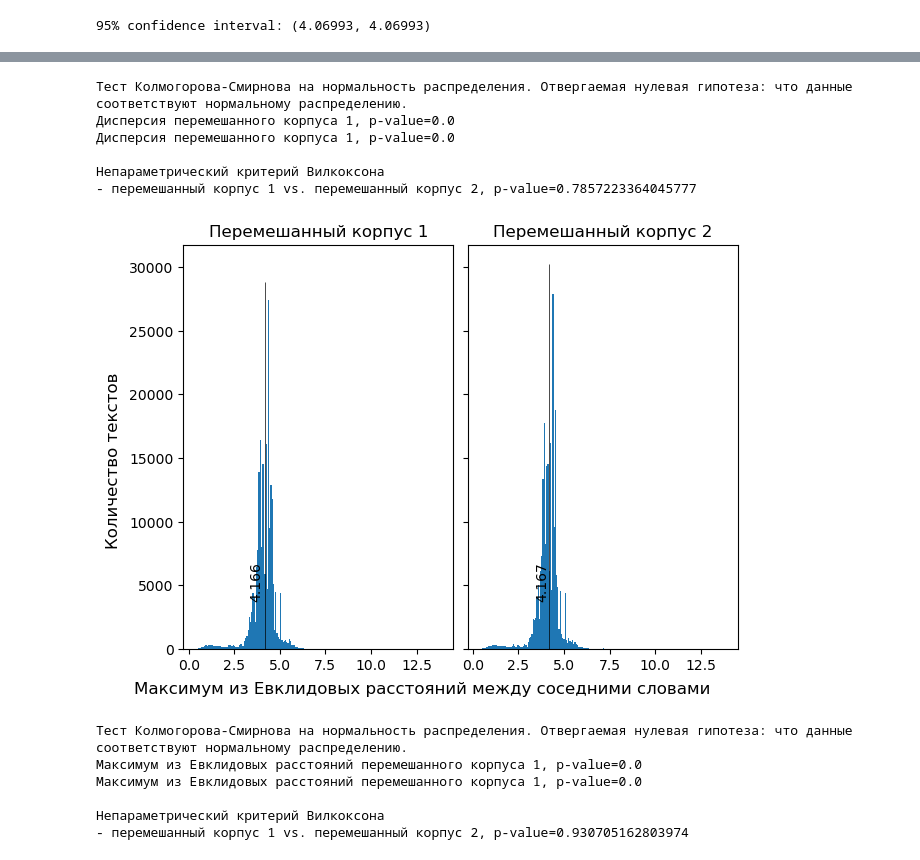
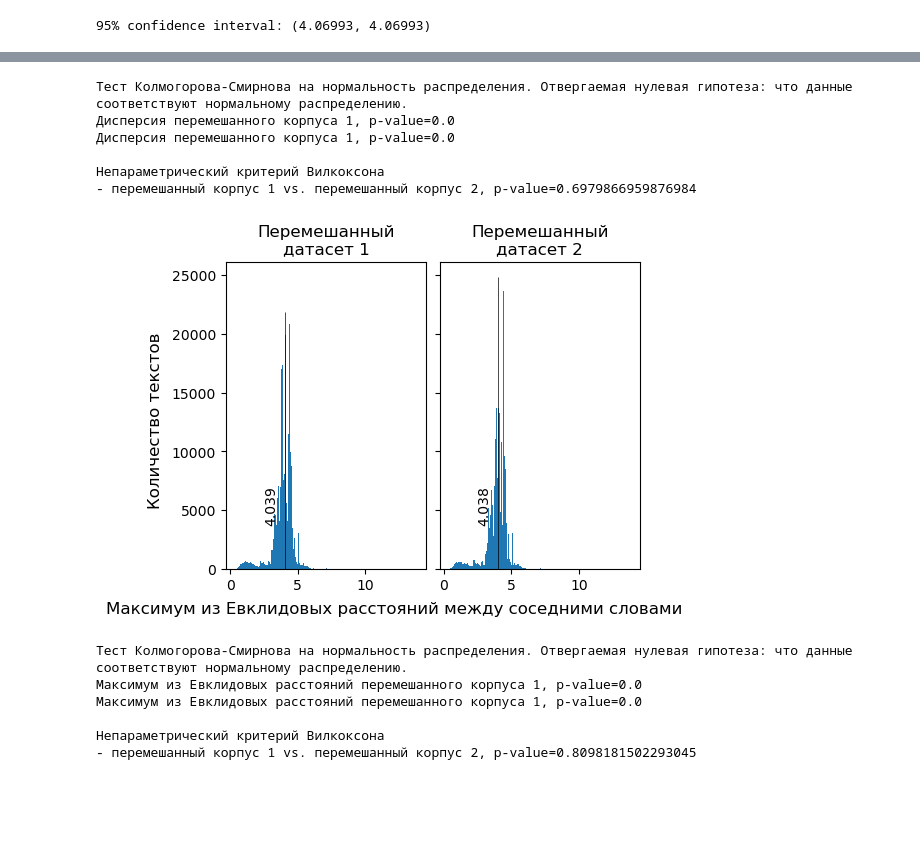
Before and after one commit to tadgeislamins/jokes_apart, a Jupyter notebook: jokes_apart.ipynb, the cells around one changed output, grey strips where cells are left out. Saved outputs shown, nothing was run; the diff lists cells and outputs as text; code cells hidden in the pictures; blank space fills up the shorter version.

```diff
--- a/jokes_apart.ipynb
+++ b/jokes_apart.ipynb
@@ -557,7 +596,8 @@ news_sents_slice_df.to_csv('news_paragraphs_statistics.csv', index=False, encodi
 # %%
 jokes_slice_df = pd.read_csv('jokes_statistics.csv')
 tweets_slice_df = pd.read_csv('tweets_statistics.csv')
-news_sents_slice_df = pd.read_csv('news_paragraphs_statistics.csv')
+news_paragraphs_slice_df = pd.read_csv('news_paragraphs_statistics.csv')
+news_sents_slice_df = pd.read_csv('news_sents_statistics.csv')
 # %%
 def bootstrap(data, stat_function, iter_count=10000):
     bootstrap_stats = []
@@ -759,8 +814,8 @@ plt.show()
 # %%
-shuffle_slice_df = pd.concat([tweets_slice_df, news_sents_slice_df, jokes_slice_df], axis=0)
+shuffle_slice_df = pd.concat([jokes_slice_df, news_paragraphs_slice_df, news_sents_slice_df], axis=0)
 shuffle_slice_df = shuffle_slice_df.sample(frac=1).reset_index(drop=True)
-shuffle_slice_df_1 = shuffle_slice_df[:225693]
-shuffle_slice_df_2 = shuffle_slice_df[225693:]
+shuffle_slice_df_1 = shuffle_slice_df[:225522]
+shuffle_slice_df_2 = shuffle_slice_df[225522:]
 # %%
 # Дисперсия
 
@@ -793,43 +848,43 @@ shuffle2_var = shuffle_slice_df_2.variation.values
 shuffle1_var = shuffle_slice_df_1.variation.values
 
 print("Тест Колмогорова-Смирнова на нормальность распределения. Отвергаемая нулевая гипотеза: что данные соответствуют нормальному распределению.")
-print(f"Дисперсия перемешанного корпуса 1, p-value={stats.kstest(shuffle1_var, 'norm')[1]}")
-print(f"Дисперсия перемешанного корпуса 1, p-value={stats.kstest(shuffle2_var, 'norm')[1]}")
+print(f"Дисперсия перемешанного датасета 1, p-value={stats.kstest(shuffle1_var, 'norm')[1]}")
+print(f"Дисперсия перемешанного датасета 1, p-value={stats.kstest(shuffle2_var, 'norm')[1]}")
 
 print("\nНепараметрический критерий Вилкоксона")
-print(f"- перемешанный корпус 1 vs. перемешанный корпус 2, p-value={wilcoxon(shuffle1_var, shuffle2_var)[1]}")
+print(f"- перемешанный датасет 1 vs. перемешанный датасет 2, p-value={wilcoxon(shuffle1_var, shuffle2_var)[1]}")
 # %% [output]
 Тест Колмогорова-Смирнова на нормальность распределения. Отвергаемая нулевая гипотеза: что данные соответствуют нормальному распределению.
 Дисперсия перемешанного корпуса 1, p-value=0.0
 Дисперсия перемешанного корпуса 1, p-value=0.0
 
 Непараметрический критерий Вилкоксона
-- перемешанный корпус 1 vs. перемешанный корпус 2, p-value=0.7857223364045777
+- перемешанный корпус 1 vs. перемешанный корпус 2, p-value=0.6979866959876984
 # %%
 # Максимум
 
-fig, (ax1, ax2) = plt.subplots(1, 2, sharex='all', sharey='all', constrained_layout=True)
+fig, (ax1, ax2) = plt.subplots(1, 2, sharex='all', sharey='all', constrained_layout=True, figsize=(5, 4))
 
 ax1.hist(shuffle_slice_df_1['max_dist'], bins=200)
 ymin, ymax = ax1.get_ylim()
 shuffle1_max_dist_median = shuffle_slice_df_1['max_dist'].median()
 ax1.vlines(x = shuffle1_max_dist_median, ymin=ymin, ymax=ymax, color='black', lw=0.5)
-ax1.text(3.3, 4000, str(round(shuffle1_max_dist_median, 3)), color='black', rotation=90)
-ax1.set_title('Перемешанный корпус 1')
+ax1.text(2.5, 4000, str(round(shuffle1_max_dist_median, 3)), color='black', rotation=90)
+ax1.set_title('Перемешанный\nдатасет 1')
 
 ax2.hist(shuffle_slice_df_2['max_dist'], bins=200)
 ymin, ymax = ax2.get_ylim()
 shuffle2_max_dist_median = shuffle_slice_df_2['max_dist'].median()
 ax2.vlines(x = shuffle2_max_dist_median, ymin=ymin, ymax=ymax, color='black', lw=0.5)
-ax2.text(3.4, 4000, str(round(shuffle2_max_dist_median, 3)), color='black', rotation=90)
-ax2.set_title('Перемешанный корпус 2')
+ax2.text(2.5, 4000, str(round(shuffle2_max_dist_median, 3)), color='black', rotation=90)
+ax2.set_title('Перемешанный\nдатасет 2')
 
 fig.supxlabel('Максимум из Евклидовых расстояний между соседними словами')
 fig.supylabel('Количество текстов')
 
 plt.show()
 # %% [output]
-[figure, old version]
+[figure, new version]
 # %%
 # Максимум
 
@@ -837,15 +892,15 @@ shuffle1_max_dist = shuffle_slice_df_1.max_dist.values
 shuffle2_max_dist = shuffle_slice_df_2.max_dist.values
 
 print("Тест Колмогорова-Смирнова на нормальность распределения. Отвергаемая нулевая гипотеза: что данные соответствуют нормальному распределению.")
-print(f"Максимум из Евклидовых расстояний перемешанного корпуса 1, p-value={stats.kstest(shuffle1_max_dist, 'norm')[1]}")
-print(f"Максимум из Евклидовых расстояний перемешанного корпуса 1, p-value={stats.kstest(shuffle2_max_dist, 'norm')[1]}")
+print(f"Максимум из Евклидовых расстояний перемешанного датасета 1, p-value={stats.kstest(shuffle1_max_dist, 'norm')[1]}")
+print(f"Максимум из Евклидовых расстояний перемешанного датасета 1, p-value={stats.kstest(shuffle2_max_dist, 'norm')[1]}")
 
 print("\nНепараметрический критерий Вилкоксона")
-print(f"- перемешанный корпус 1 vs. перемешанный корпус 2, p-value={wilcoxon(shuffle1_max_dist, shuffle2_max_dist)[1]}")
+print(f"- перемешанный датасет 1 vs. перемешанный датасет 2, p-value={wilcoxon(shuffle1_max_dist, shuffle2_max_dist)[1]}")
 # %% [output]
 Тест Колмогорова-Смирнова на нормальность распределения. Отвергаемая нулевая гипотеза: что данные соответствуют нормальному распределению.
 Максимум из Евклидовых расстояний перемешанного корпуса 1, p-value=0.0
 Максимум из Евклидовых расстояний перемешанного корпуса 1, p-value=0.0
 
 Непараметрический критерий Вилкоксона
-- перемешанный корпус 1 vs. перемешанный корпус 2, p-value=0.930705162803974
+- перемешанный корпус 1 vs. перемешанный корпус 2, p-value=0.8098181502293045
```
Also changed, not shown: parts of 42 cells of this notebook.
